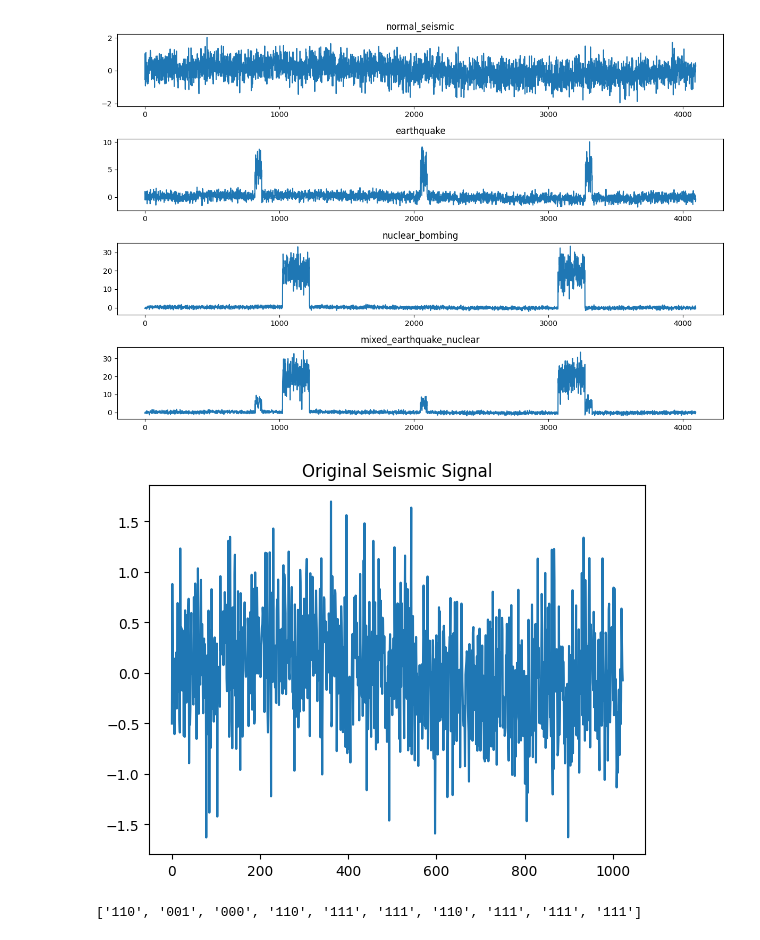
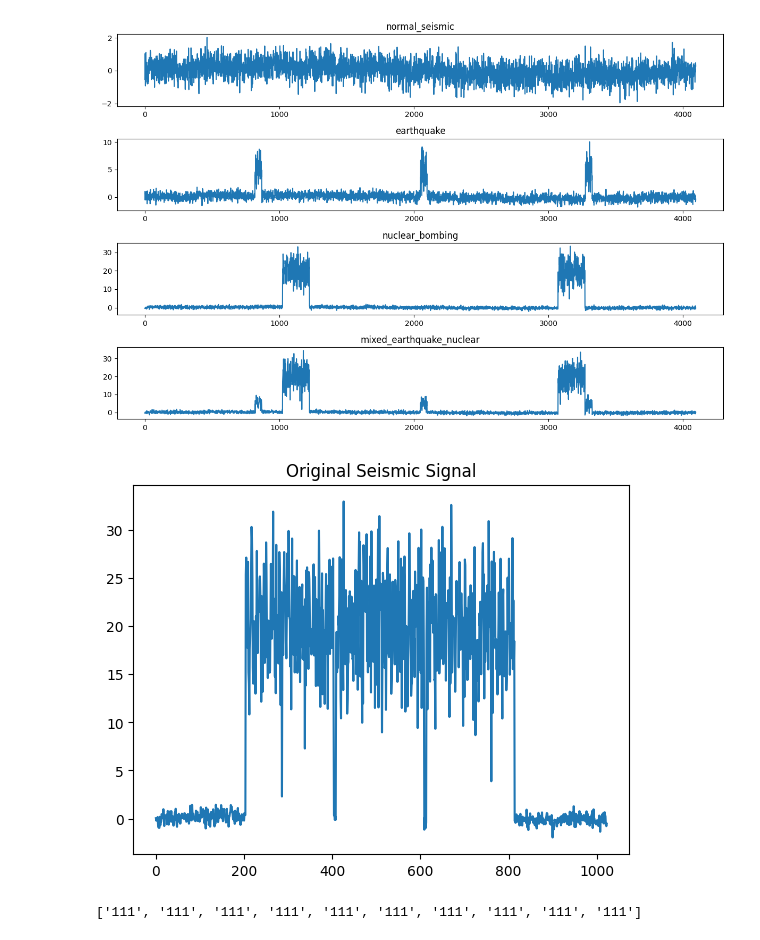
Before and after one commit to qmlWizard/qase, a Jupyter notebook: test1.ipynb, the cells around one changed output. Drawn from its saved outputs; the diff is of its cells as text; code cells hidden in the pictures.

```diff
--- a/test1.ipynb
+++ b/test1.ipynb
@@ -141,31 +142,36 @@ Loaded labels shape: (40,)
 # %%
 signal = generate_normal_seismic(1024, duration)
 
+event_times = [0.2, 0.4, 0.6]
+#signal = add_earthquake_effects(signal, 1024, event_times)
+signal = add_nuclear_effects(signal, 1024, event_times)
+
 
 signal_normalized = signal / np.max(np.abs(signal))
+
 
 # Define the 8 amplitude levels
 levels = np.linspace(-1, 1, 8)
 
 # Quantize the signal to the 8 levels
 quantized_signal = np.digitize(signal_normalized, levels) - 1
 
 # Map the quantized levels to 2's complement binary strings
 def to_binary_2s_complement(value, bits):
     if value < 0:
         value = (1 << bits) + value
     format_string = '{:0' + str(bits) + 'b}'
     return format_string.format(value)
 
 binary_signal = [to_binary_2s_complement(level - 4, 3) for level in quantized_signal]
 
 # Plot the original signal
 plt.plot(signal)
 plt.title("Original Seismic Signal")
 plt.show()
 
 # Display the binary signal
 print(binary_signal[:10])  # Display the first 10 binary strings for verification
 # %% [output]
-[figure, old version]
+[figure, new version]
-['110', '001', '000', '110', '111', '111', '110', '111', '111', '111']
+['111', '111', '111', '111', '111', '111', '111', '111', '111', '111']
```
Also changed, not shown: parts of 9 cells of this notebook, 2 other files.
